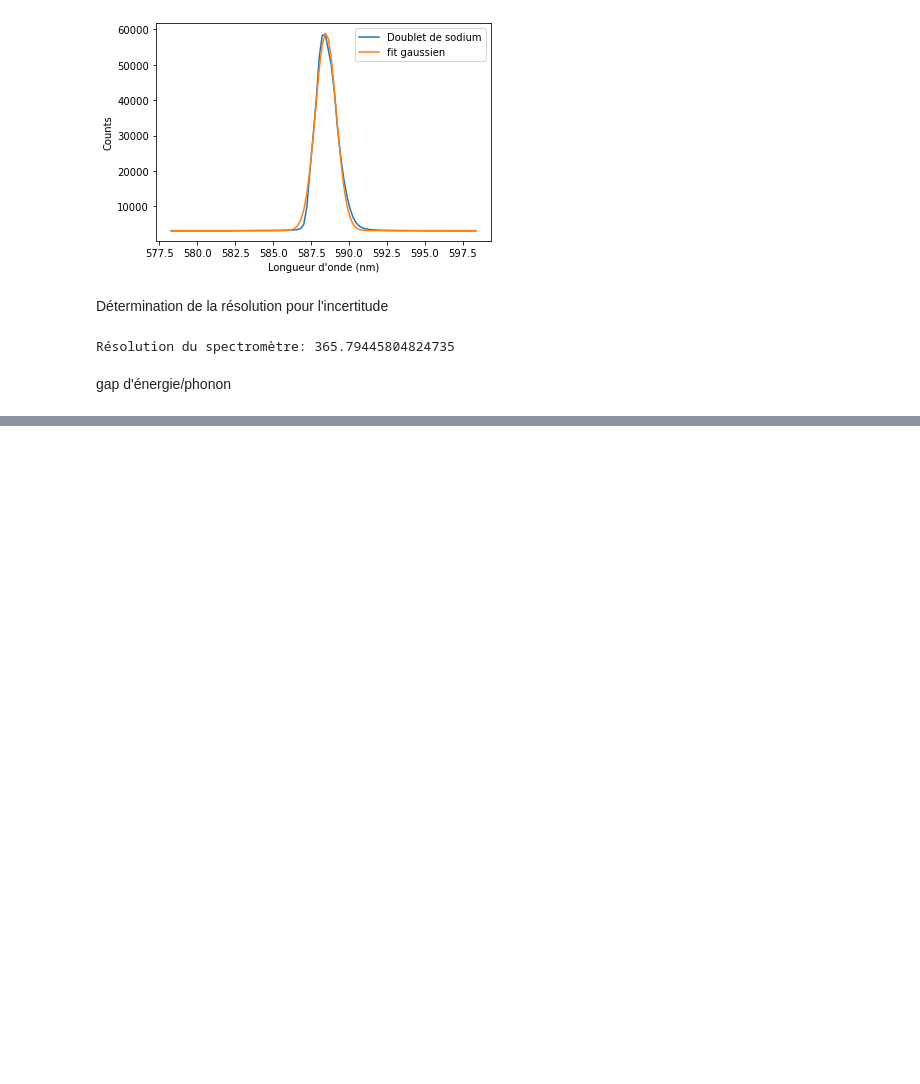
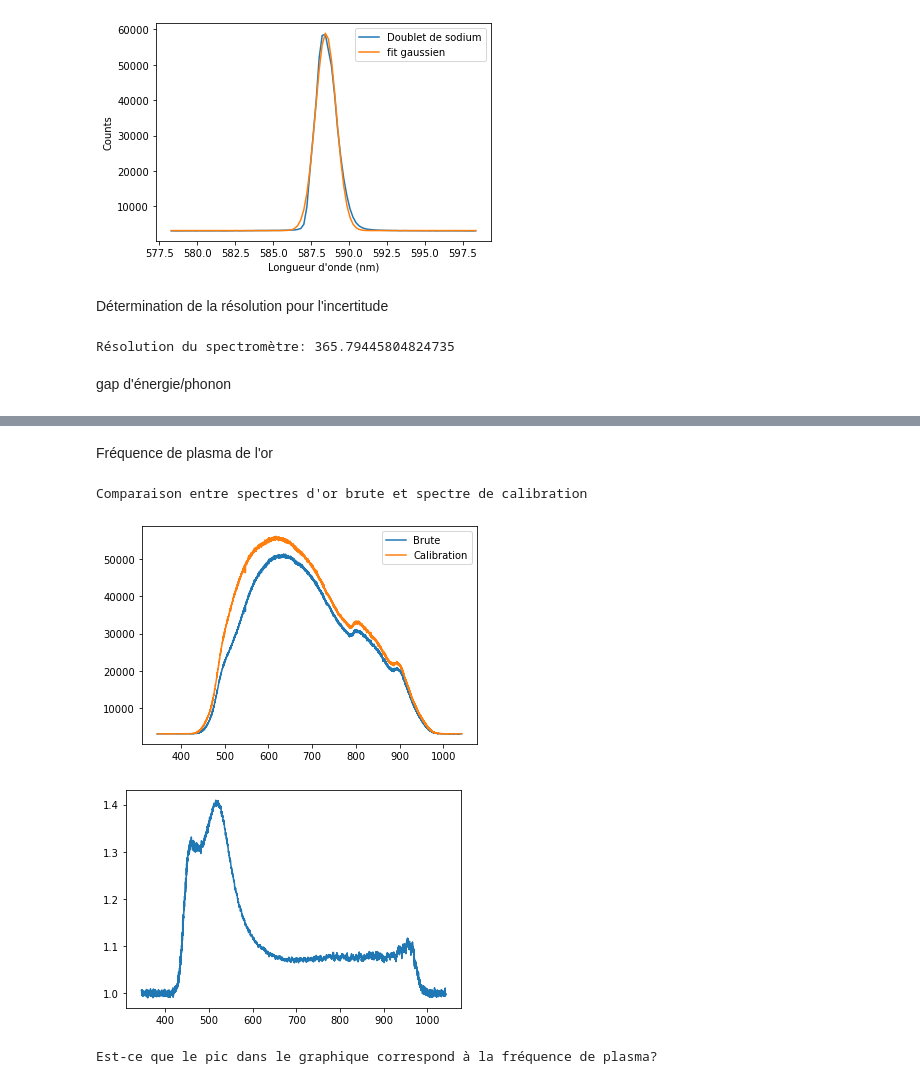
Before and after one commit to pierrotlamontagne/Github-labo-3, a Jupyter notebook: ABS/Analyse.ipynb, the cells around one changed output, grey strips where cells are left out. Cells and saved outputs as stored; diff of their text form; code cells hidden in the pictures; blank space fills up the shorter version.

```diff
--- a/ABS/Analyse.ipynb
+++ b/ABS/Analyse.ipynb
@@ -75,0 +89,19 @@ with open("Données/sans_echantillon_GaSe.txt") as GaSe_calib:
+# %% [markdown]
+Fréquence de plasma de l'or
+# %%
+print("Comparaison entre spectres d'or brute et spectre de calibration")
+
+plt.plot(lamda_or_brute, counts_or_brute, label = "Brute")
+plt.plot(lamda_or_calib, counts_or_calib, label = "Calibration")
+plt.legend()
+plt.show()
+
+plt.plot(lamda_or_brute, counts_or_calib/counts_or_brute)
+plt.show()
+
+print("Est-ce que le pic dans le graphique correspond à la fréquence de plasma? ")
+# %% [output]
+Comparaison entre spectres d'or brute et spectre de calibration
+[figure, added]
+[figure, added]
+Est-ce que le pic dans le graphique correspond à la fréquence de plasma?
```
Also changed, not shown: parts of 1 cell of this notebook, 1 other file.
